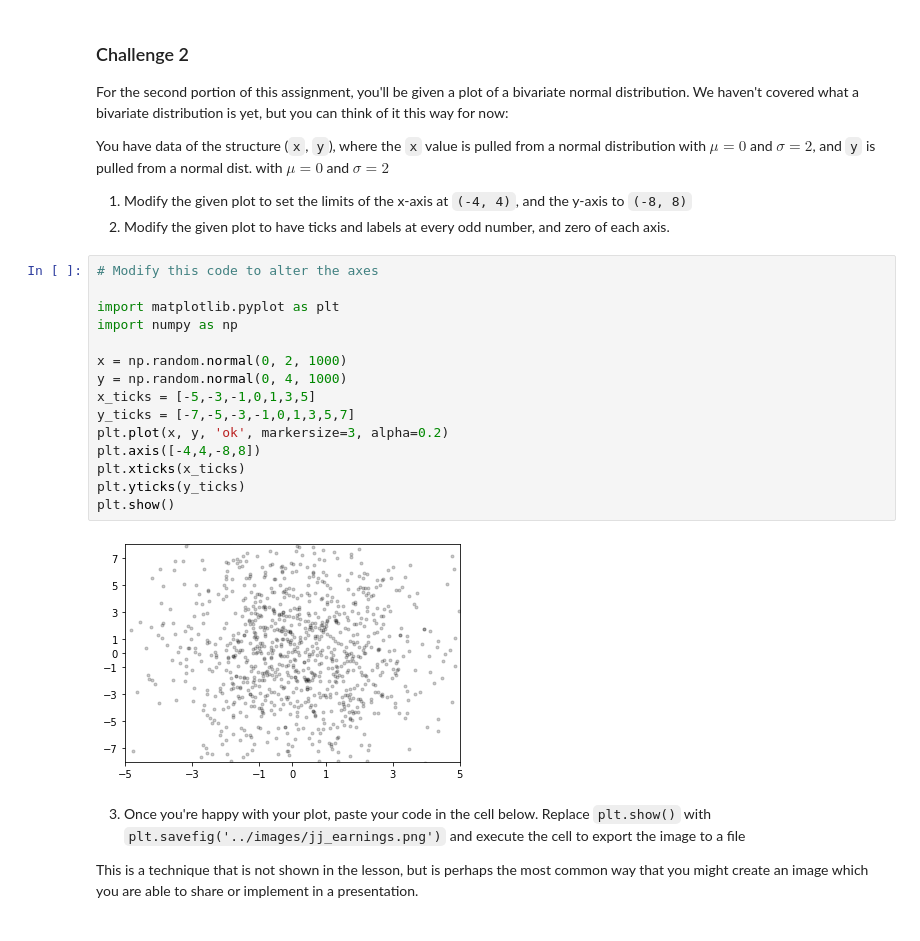
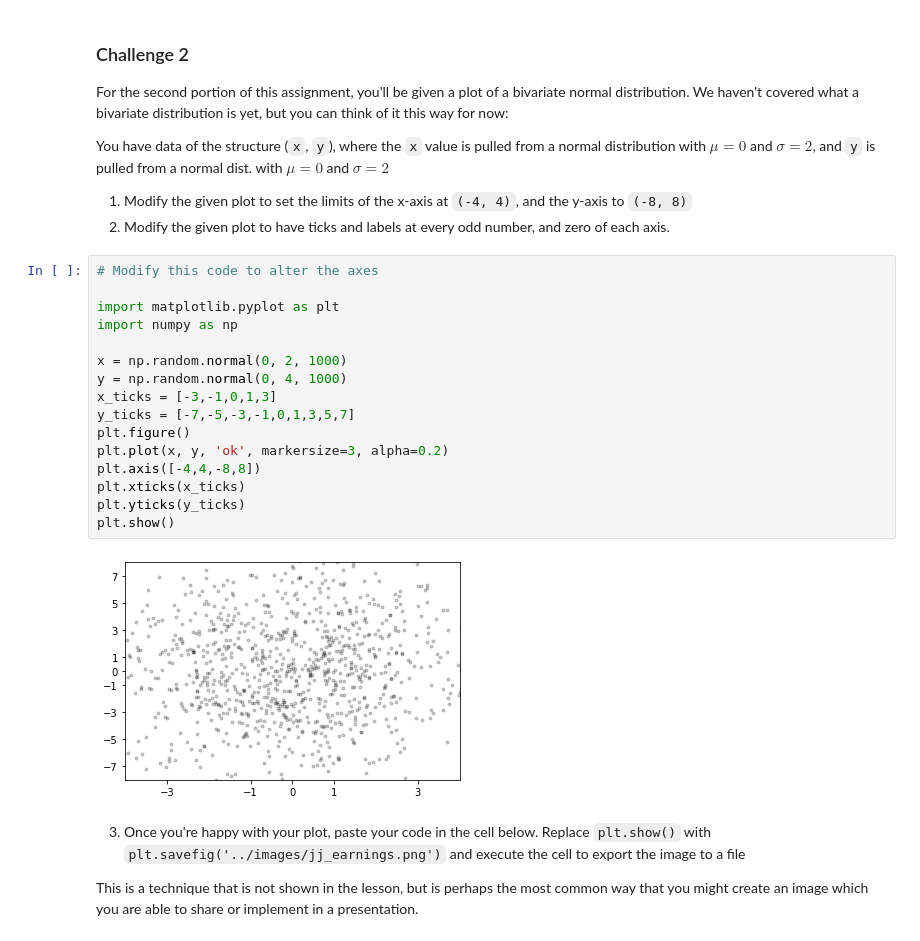
Before and after one commit to timchilders/ds-precourse-axes, a Jupyter notebook: notebooks/axes.ipynb, the cells around one changed output. Drawn from its saved outputs; the diff is of its cells as text.

Commit message:
fixed j&j plot with correct y-data, and fixed bivariate with correct x range

```diff
--- a/notebooks/axes.ipynb
+++ b/notebooks/axes.ipynb
@@ -129,20 +132,21 @@ You have data of the structure (`x`, `y`), where the `x` value is pulled from a
 # %%
 # Modify this code to alter the axes
 
 import matplotlib.pyplot as plt
 import numpy as np
 
 x = np.random.normal(0, 2, 1000)
 y = np.random.normal(0, 4, 1000)
-x_ticks = [-5,-3,-1,0,1,3,5]
+x_ticks = [-3,-1,0,1,3]
 y_ticks = [-7,-5,-3,-1,0,1,3,5,7]
+plt.figure()
 plt.plot(x, y, 'ok', markersize=3, alpha=0.2)
 plt.axis([-4,4,-8,8])
 plt.xticks(x_ticks)
 plt.yticks(y_ticks)
 plt.show()
 # %% [output]
-[figure, old version]
+[figure, new version]
 # %% [markdown]
 3. Once you're happy with your plot, paste your code in the cell below. Replace `plt.show()` with `plt.savefig('../images/jj_earnings.png')` and execute the cell to export the image to a file
 
```
Also changed, not shown: parts of 3 cells of this notebook, 2 other files.
